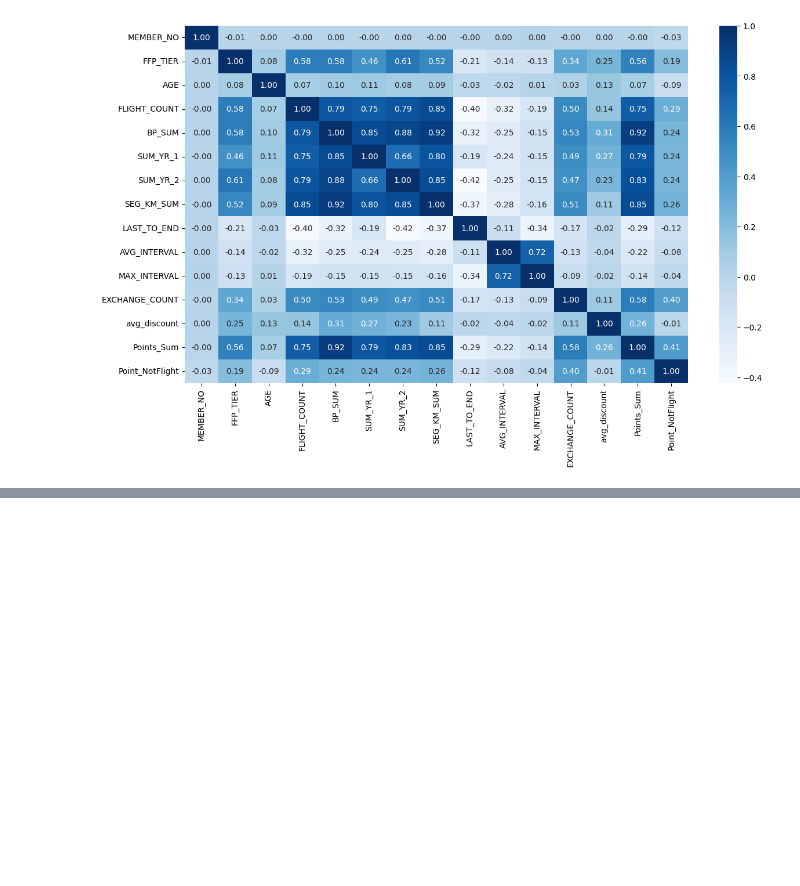
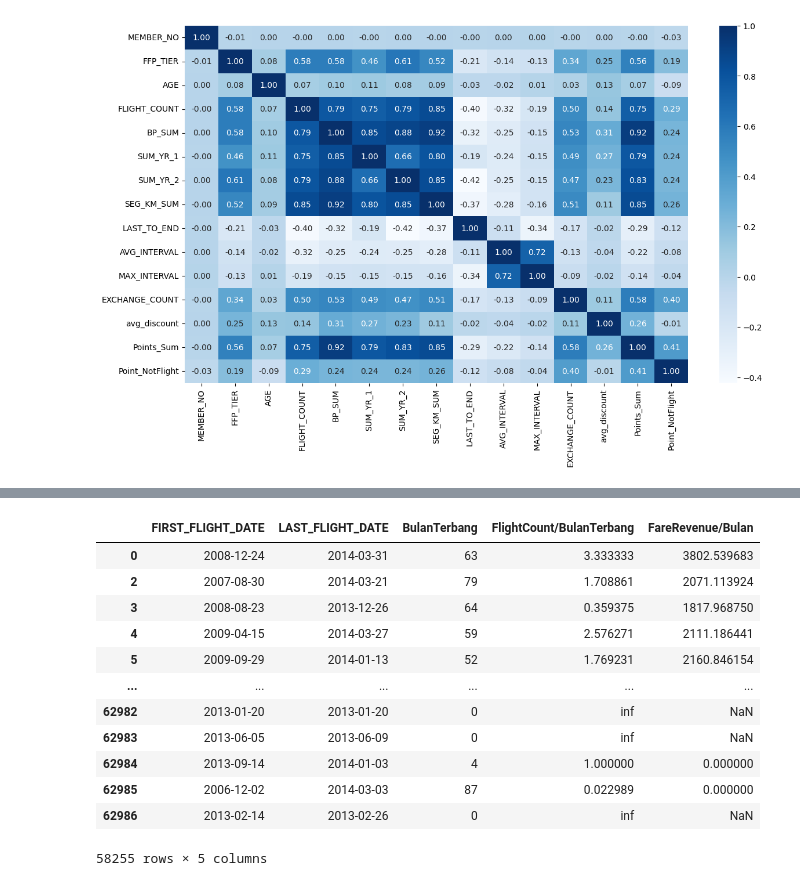
Before and after one commit to JodhiKrisantus/Machine-Learning, a Jupyter notebook: HW_Unsupervised_Learning_Kelompok_Pandas_Lovers.ipynb, the cells around one changed output, grey strips where cells are left out. Saved outputs shown, nothing was run; the diff lists cells and outputs as text; code cells hidden in the pictures; blank space fills up the shorter version.

```diff
--- a/HW_Unsupervised_Learning_Kelompok_Pandas_Lovers.ipynb
+++ b/HW_Unsupervised_Learning_Kelompok_Pandas_Lovers.ipynb
@@ -29,2 +19,2 @@ import seaborn as sns
 # %%
-df = pd.read_csv('flight.csv')
+df = pd.read_csv('https://raw.githubusercontent.com/JodhiKrisantus/DATASET/main/flight.csv')
@@ -224,0 +243,2 @@ sns.heatmap(df.corr(), cmap='Blues', annot=True, fmt='.2f')
+# %%
+df = df.dropna(subset=['WORK_COUNTRY','GENDER','SUM_YR_2','AGE','SUM_YR_1','WORK_CITY','WORK_PROVINCE'])
@@ -224,0 +272,26 @@ sns.heatmap(df.corr(), cmap='Blues', annot=True, fmt='.2f')
+# %%
+df['FIRST_FLIGHT_DATE'] = pd.to_datetime(df['FIRST_FLIGHT_DATE'])
+# bulan Februari (2), hanya memiliki 28 hari, sehingga harus diubah menjadi tgl 28
+df['LAST_FLIGHT_DATE'] = df['LAST_FLIGHT_DATE'].replace('2014/2/29  0:00:00','2014/2/28  0:00:00')
+df['LAST_FLIGHT_DATE'] = pd.to_datetime(df['LAST_FLIGHT_DATE'])
+
+df['BulanTerbang'] = (df['LAST_FLIGHT_DATE'].dt.year - df['FIRST_FLIGHT_DATE'].dt.year) * 12 + (df['LAST_FLIGHT_DATE'].dt.month - df['FIRST_FLIGHT_DATE'].dt.month)
+df['FlightCount/BulanTerbang'] = df['FLIGHT_COUNT']/df['BulanTerbang']
+
+df['FareRevenue/Bulan'] = df['SUM_YR_1']/df['BulanTerbang']
+# %%
+df[['FIRST_FLIGHT_DATE','LAST_FLIGHT_DATE','BulanTerbang','FlightCount/BulanTerbang','FareRevenue/Bulan']]
+# %% [output]
+|  | FIRST_FLIGHT_DATE | LAST_FLIGHT_DATE | BulanTerbang | FlightCount/BulanTerbang | FareRevenue/Bulan |
+| 0 | 2008-12-24 | 2014-03-31 | 63 | 3.333333 | 3802.539683 |
+| 2 | 2007-08-30 | 2014-03-21 | 79 | 1.708861 | 2071.113924 |
+| 3 | 2008-08-23 | 2013-12-26 | 64 | 0.359375 | 1817.968750 |
+| 4 | 2009-04-15 | 2014-03-27 | 59 | 2.576271 | 2111.186441 |
+| 5 | 2009-09-29 | 2014-01-13 | 52 | 1.769231 | 2160.846154 |
+| ... | ... | ... | ... | ... | ... |
+| 62982 | 2013-01-20 | 2013-01-20 | 0 | inf | NaN |
+| 62983 | 2013-06-05 | 2013-06-09 | 0 | inf | NaN |
+| 62984 | 2013-09-14 | 2014-01-03 | 4 | 1.000000 | 0.000000 |
+| 62985 | 2006-12-02 | 2014-03-03 | 87 | 0.022989 | 0.000000 |
+| 62986 | 2013-02-14 | 2013-02-26 | 0 | inf | NaN |
+58255 rows × 5 columns
```
Also changed, not shown: parts of 88 cells of this notebook.
